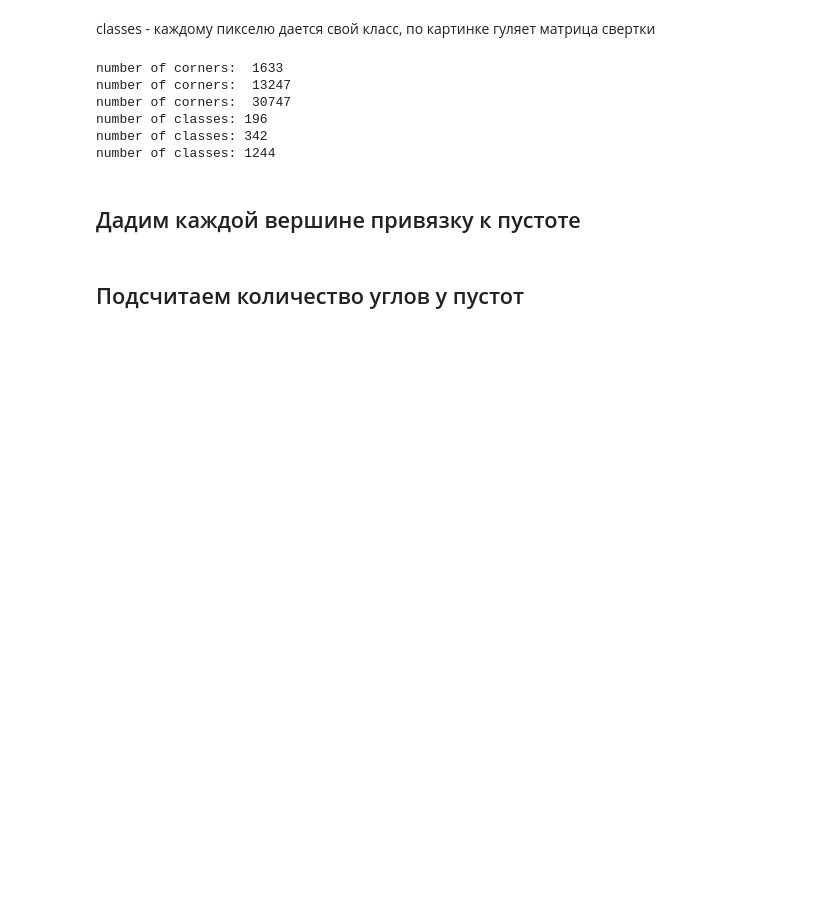
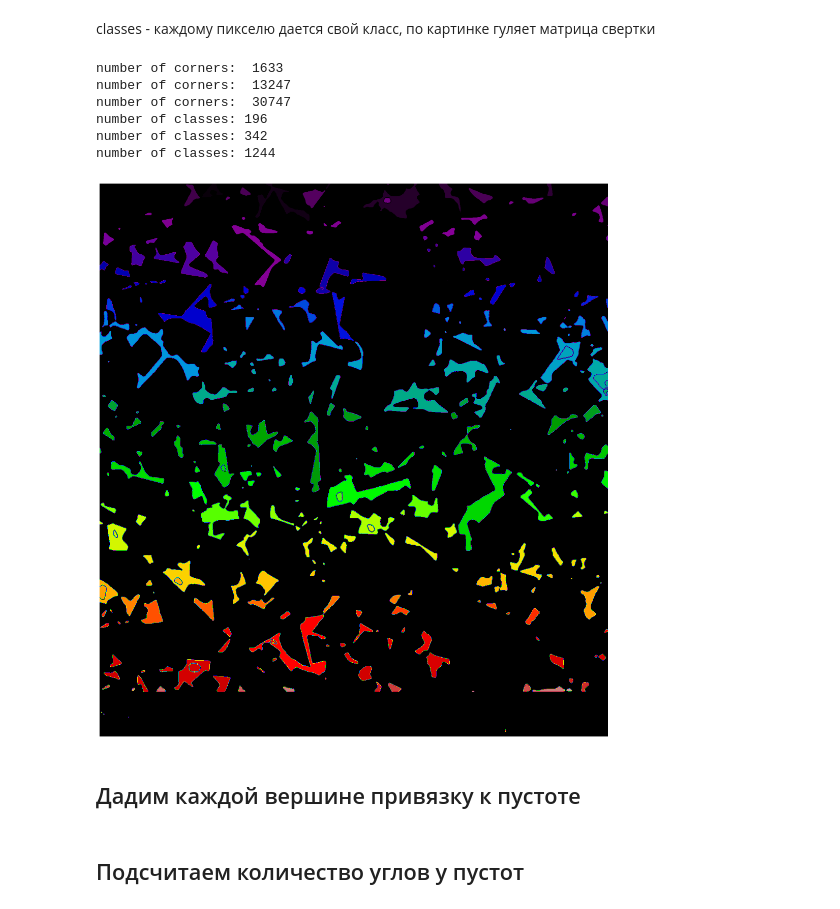
Before and after one commit to dkagramanyan/WC-Co_computer_vision, a Jupyter notebook: graph-segmentation.ipynb, the cells around one changed output. Drawn from its saved outputs; the diff is of its cells as text; code cells hidden in the pictures; blank space fills up the shorter version.

```diff
--- a/graph-segmentation.ipynb
+++ b/graph-segmentation.ipynb
@@ -143,6 +147,10 @@ number of corners:  30747
 number of classes: 196
 number of classes: 342
 number of classes: 1244
+# %%
+img_show(grain2_classes)
+# %% [output]
+[figure, added]
 # %% [markdown]
 ## Дадим каждой вершине привязку к пустоте
 # %%
```
Also changed, not shown: parts of 1 cell of this notebook, 1 other file.
